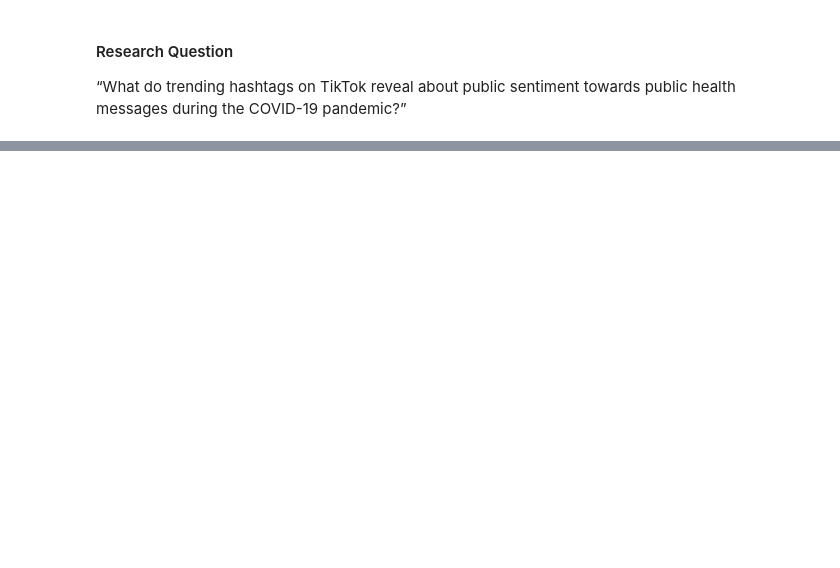
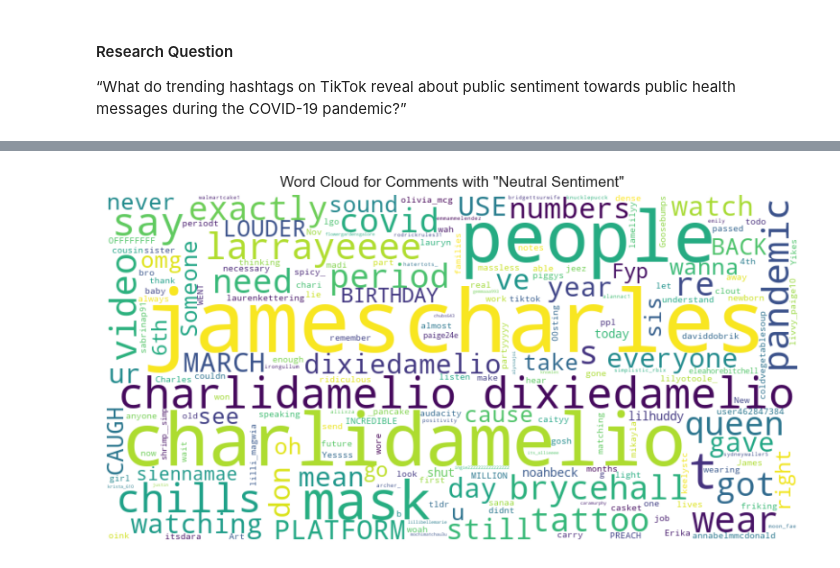
Before and after one commit to nicole-martinez/dighum101-covid19-hashtag-sentiment-analysis, a Jupyter notebook: Covid19-Hashtag-Sentiment-Analysis.ipynb, the cells around one changed output, grey strips where cells are left out. Drawn from its saved outputs; the diff is of its cells as text; code cells hidden in the pictures; blank space fills up the shorter version.

```diff
--- a/Covid19-Hashtag-Sentiment-Analysis.ipynb
+++ b/Covid19-Hashtag-Sentiment-Analysis.ipynb
@@ -154,0 +372,10 @@ plt.show()
+# %%
+# neutral sentiment word clouds
+plt.imshow(wordcloud_neutral, interpolation='bilinear')
+plt.title('Word Cloud for Comments with "Neutral Sentiment"')
+plt.axis('off')
+
+plt.tight_layout()
+plt.show()
+# %% [output]
+[figure, added]
```
Also changed, not shown: parts of 37 cells of this notebook, 6 other files.
